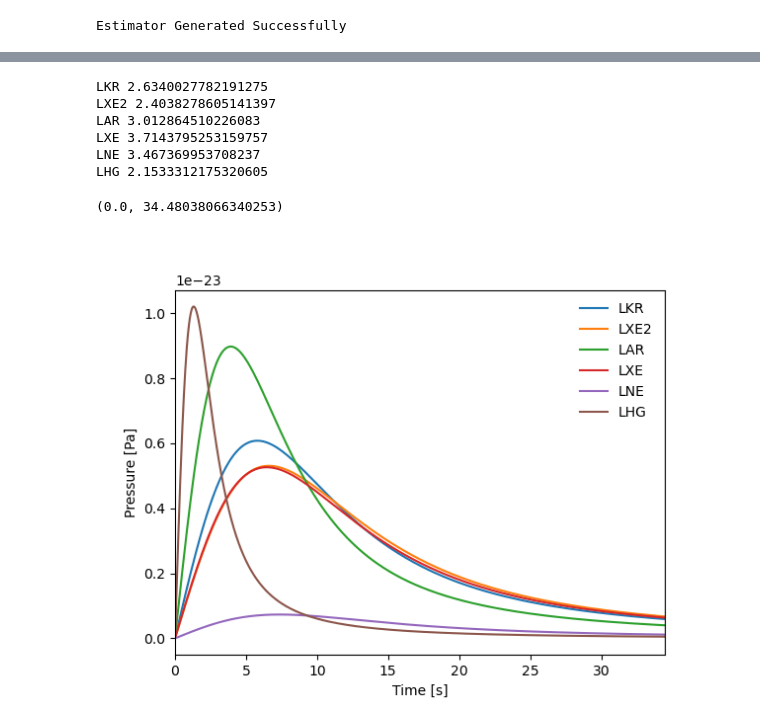
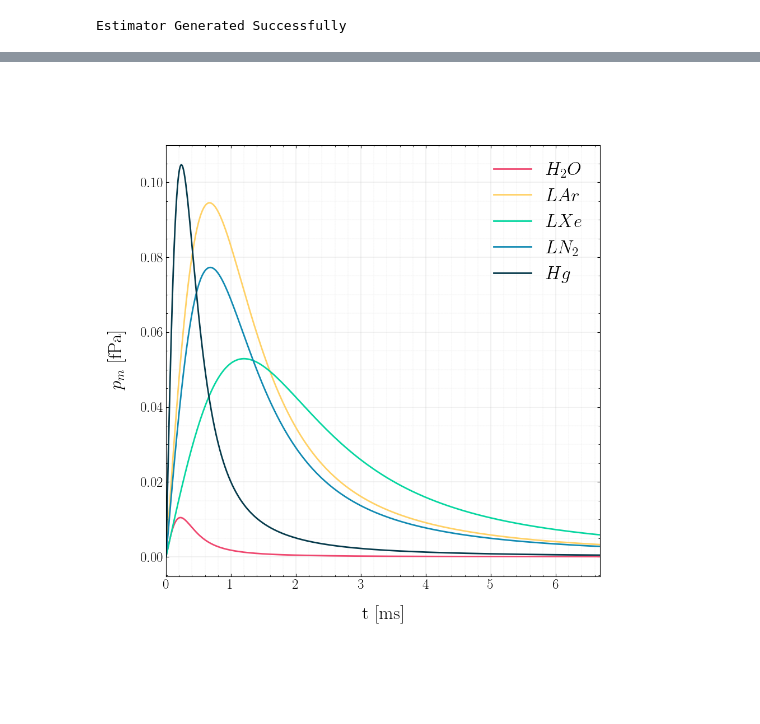
Before and after one commit to nyuad-astroparticle/LXe-Phonon, a Jupyter notebook: Simulation/0.MIP_Signal/Table_fast.ipynb, the cells around one changed output, grey strips where cells are left out. Cells and saved outputs as stored; diff of their text form; code cells hidden in the pictures; blank space fills up the shorter version.

Commit message:
Final Results

```diff
--- a/Simulation/0.MIP_Signal/Table_fast.ipynb
+++ b/Simulation/0.MIP_Signal/Table_fast.ipynb
@@ -186,17 +230,2 @@ def plot_max(r,z,t,v,l,E=E,tol=0.01,Npts=10000,fig=None,ax=None,Extras=True,T=No
 
     return fig,ax
-# %%
-muon    = particles[0]
-xe      = fluids[3]
-
-muon(250000*xe.sound_speed)
-muon(0.5e8)
-r = 1e-3
-v = muon.speed/xe.sound_speed
-l = xe.viscosity_coefficient()*xe.sound_speed
-print(v*xe.sound_speed,v*xe.sound_speed/3e8)
-
-fun,x,res = max_pressure(r,v,l)
-print(res)
-fig,ax = plot_max(r,x[1],x[0],v,l,tol=.1,Npts=100,E=G)
-G(r,x[1],x[0],v,l)
@@ -228,8 +234,9 @@ plot_max(r,x[1],x[0],v,l,tol=1,Npts=100)
 
 # Pick a velocity
 r = 1e-2
-v = 0.5*c.c #200*xe.sound_speed/xe.sound_speed
+v = 0.9*c.c #200*xe.sound_speed/xe.sound_speed
+# v = 1.1*fluids[-1].sound_speed
 
 # Calculate the table
-fmax, pressure, results = max_pressure_fluids(r,v,fluids,particles[0],E=E,G=G)
+fmax, pressure, results = max_pressure_fluids(r,v,fluids,particles[0],method='nelder-mead',E=E,G=G)
 # %% [output]
@@ -253,37 +260,42 @@ LHG: 1.088407901548531e-13 1.088668426228468e-13 1.020854854672434e-23 Pa
-# %%
-particles[0](v)
-for i in range(6):
-    print(fluids[i].name,fluids[i].max_energy(particles[0]))
-# %% [output]
-LKR 2.6340027782191275
-LXE2 2.4038278605141397
-LAR 3.012864510226083
-LXE 3.7143795253159757
-LNE 3.467369953708237
-LHG 2.1533312175320605
 # %%
 # Finally plot the maxima for the various values
+plt.rc('font', family='serif',size=24)
+mpl.rc('text', usetex=True)
+mpl.rc('legend', fontsize=24)
+mpl.rc('ticks')
+mpl.rc('lines',linewidth=2)
+
 P = particles[0]
-fig = plt.figure()
+fig = plt.figure(figsize=(10,10),dpi=100)
 ax  = fig.add_subplot(111)
 Npts = 1000
-M_max = 50000
+M_max = 1e1
 T   = np.linspace(0,M_max,Npts)
 M_max = np.inf
+
+# Change the names of the fluids
+names = [r'$H_2 O$',r"$LAr$",r"$LXe$",r"$LN_2$",r"$Hg$"]
+for f,n in zip(fluids,names):
+    f.name = n
 
 for res,f in zip(results,fluids):
     # Get viscosity coefficient
     l           = f.viscosity_coefficient()*f.sound_speed
     V           = P.speed/f.sound_speed
-    T_scaled    = T/f.sound_speed
+    T_scaled    = T /f.sound_speed*1e3
     M_max = min(M_max,T_scaled[-1])
+    # print(res['x']/f.sound_speed,res['x'])
     plot_max(r,res['x'][1],res['x'][0],V,l,E=E,fig=fig,ax=ax,Extras=False,
-                T=T,T_scaled=T_scaled,mult=-f.energy_deposition(P),label=f.name)
+                T=T,T_scaled=T_scaled,mult=-f.energy_deposition(P)*1e15,label=f.name)
 
 ax.legend(frameon=False)
-ax.set_ylabel('Pressure [Pa]')
-ax.set_xlabel('Time [s]')
-ax.set_xlim(0,M_max)
+ax.tick_params(axis='both',which='both',direction='in',top=True,right=True,labelsize=18)
+ax.xaxis.set_minor_locator(AutoMinorLocator())
+ax.yaxis.set_minor_locator(AutoMinorLocator())
+ax.grid(axis='both', which='major', lw=0.25)
+ax.grid(axis='both', which='minor', lw=0.2, ls=':')
+ax.set_ylabel(r'$p_{m}$ [fPa]',labelpad=18)
+ax.set_xlabel('t [ms]',labelpad=18)
+ax.set_xlim(min(T_scaled),M_max);
 # %% [output]
-(0.0, 34.48038066340253)
-[figure, old version]
+[figure, new version]
```
Also changed, not shown: parts of 10 cells of this notebook, 7 other files.
